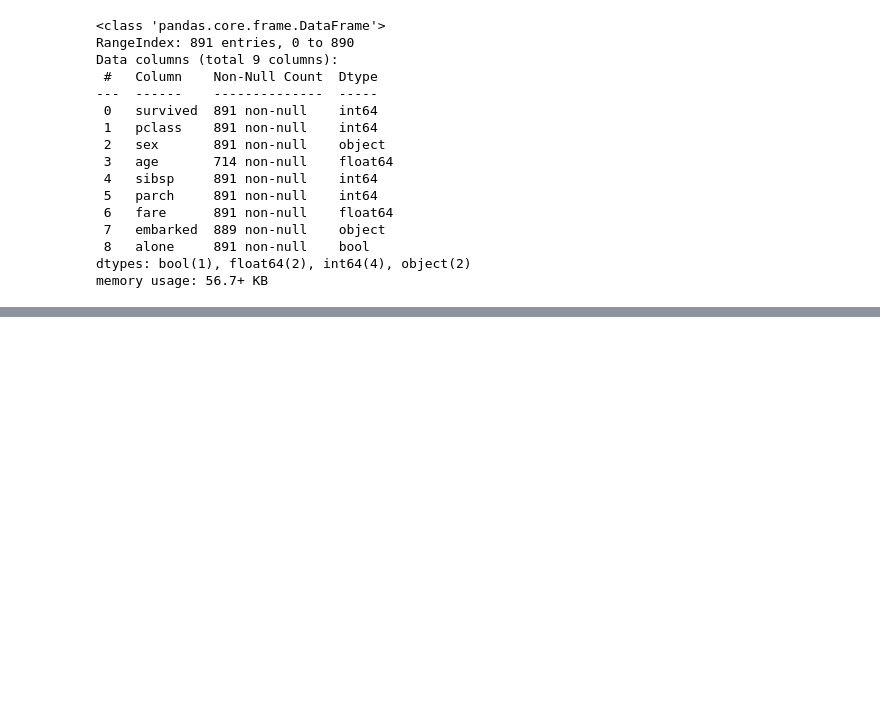
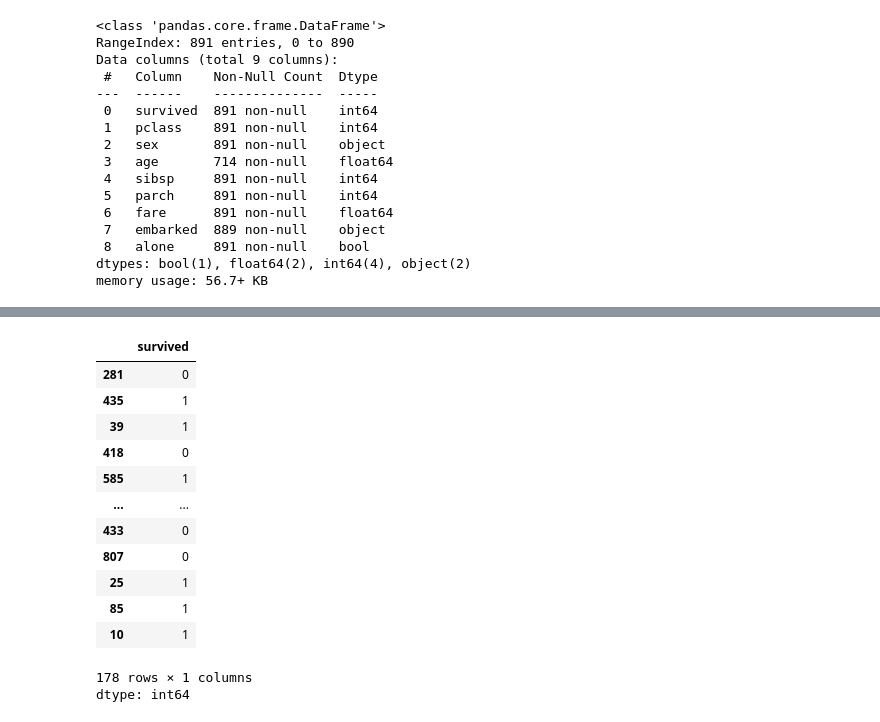
Before and after one commit to LekhanaGN/ClassificationAlgorithms, a Jupyter notebook: Untitled0.ipynb, the cells around one changed output, grey strips where cells are left out. Saved outputs shown, nothing was run; the diff lists cells and outputs as text; code cells hidden in the pictures; blank space fills up the shorter version.

```diff
--- a/Untitled0.ipynb
+++ b/Untitled0.ipynb
@@ -68,0 +104,12 @@ memory usage: 56.7+ KB
+# %%
+df['sex'] = le.fit_transform(df['sex'])
+df["embarked"] = le.fit_transform(df["embarked"]) # S=2, C=0, Q=1
+# %%
+df=df.astype(int)
+# %%
+X = df.drop("survived", axis=1)
+y = df["survived"]
+# %%
+from sklearn.model_selection import train_test_split
+
+X_train, X_test, y_train, y_test = train_test_split(X, y, test_size=0.2, random_state=42)
@@ -68,0 +137,17 @@ memory usage: 56.7+ KB
+# %%
+y_test
+# %% [output]
+|  | survived |
+| 281 | 0 |
+| 435 | 1 |
+| 39 | 1 |
+| 418 | 0 |
+| 585 | 1 |
+| ... | ... |
+| 433 | 0 |
+| 807 | 0 |
+| 25 | 1 |
+| 85 | 1 |
+| 10 | 1 |
+178 rows × 1 columns
+dtype: int64
```
Also changed, not shown: parts of 8 cells of this notebook.
